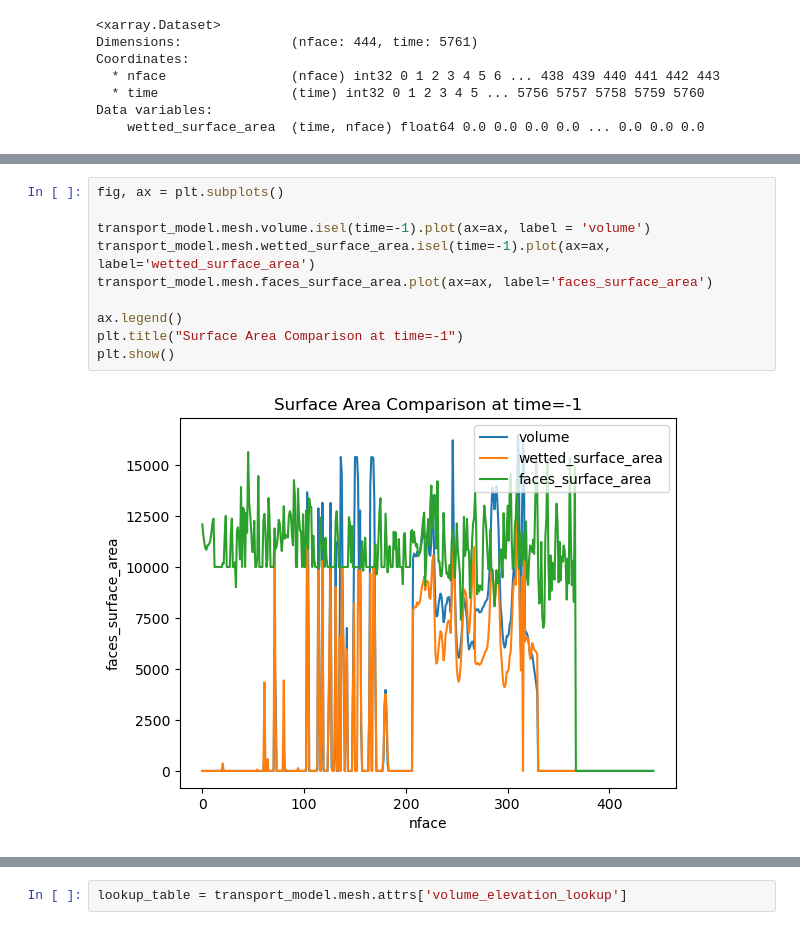
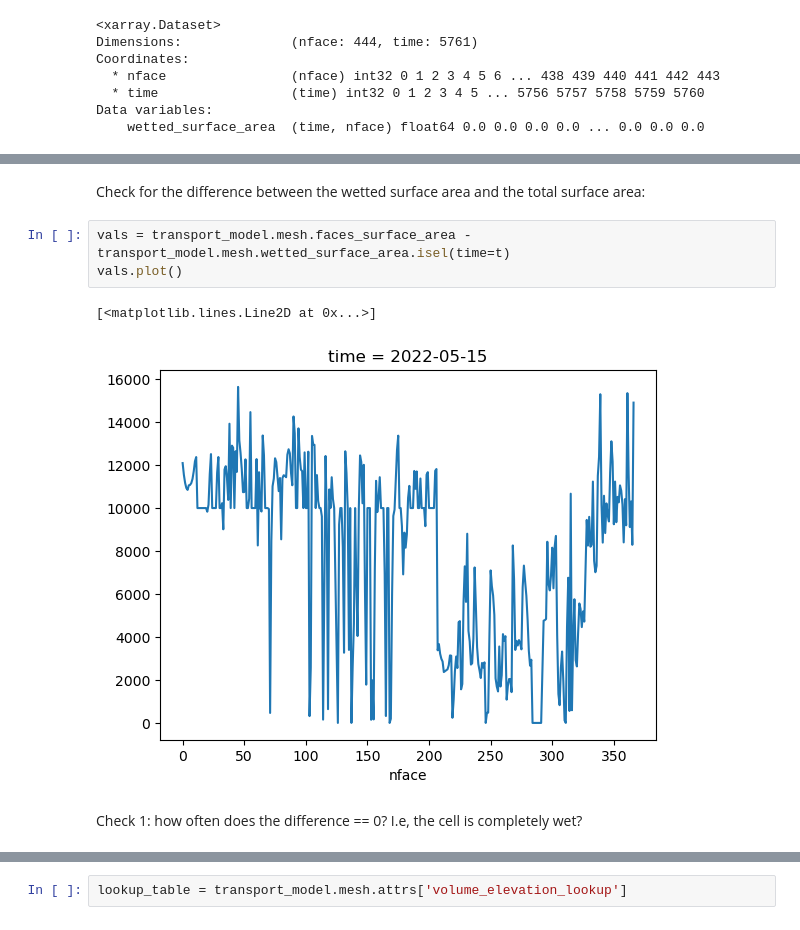
Before and after one commit to EcohydrologyTeam/ClearWater-riverine, a Jupyter notebook: examples/dev_sandbox/wetted_surface_area.ipynb, the cells around one changed output, grey strips where cells are left out. Saved outputs shown, nothing was run; the diff lists cells and outputs as text.

```diff
--- a/examples/dev_sandbox/wetted_surface_area.ipynb
+++ b/examples/dev_sandbox/wetted_surface_area.ipynb
@@ -109,12 +128,10 @@ plt.show()
-# %%
-fig, ax = plt.subplots()
-
-transport_model.mesh.volume.isel(time=-1).plot(ax=ax, label = 'volume')
-transport_model.mesh.wetted_surface_area.isel(time=-1).plot(ax=ax, label='wetted_surface_area')
-transport_model.mesh.faces_surface_area.plot(ax=ax, label='faces_surface_area')
-
-ax.legend()
-plt.title("Surface Area Comparison at time=-1")
-plt.show()
-# %% [output]
-[figure, removed]
+# %% [markdown]
+Check for the difference between the wetted surface area and the total surface area:
+# %%
+vals = transport_model.mesh.faces_surface_area - transport_model.mesh.wetted_surface_area.isel(time=t)
+vals.plot()
+# %% [output]
+[<matplotlib.lines.Line2D at 0x...>]
+[figure, added]
+# %% [markdown]
+Check 1: how often does the difference == 0? I.e, the cell is completely wet?
```
Also changed, not shown: parts of 43 cells of this notebook, 2 other files.
